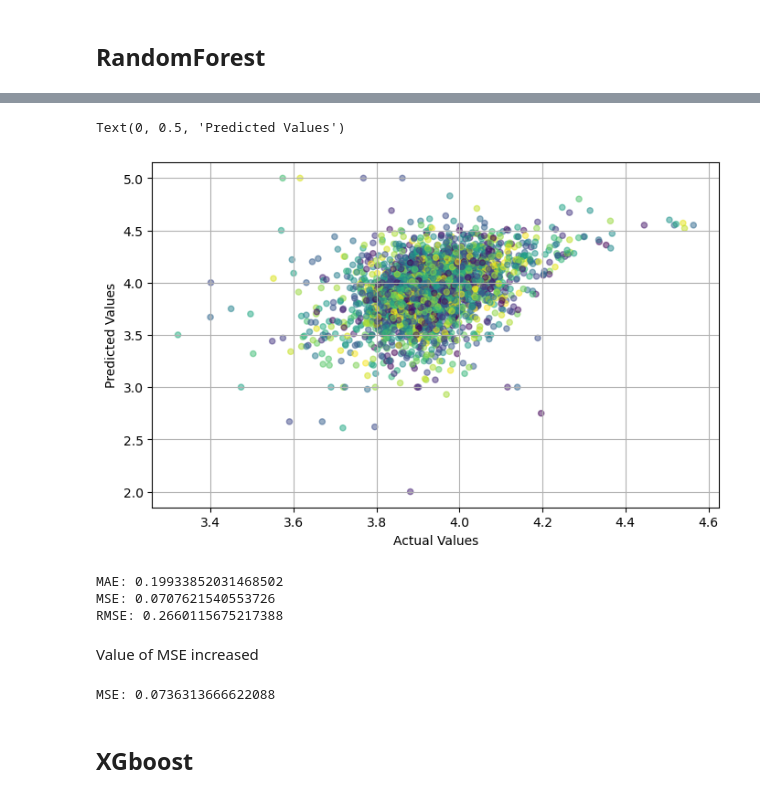
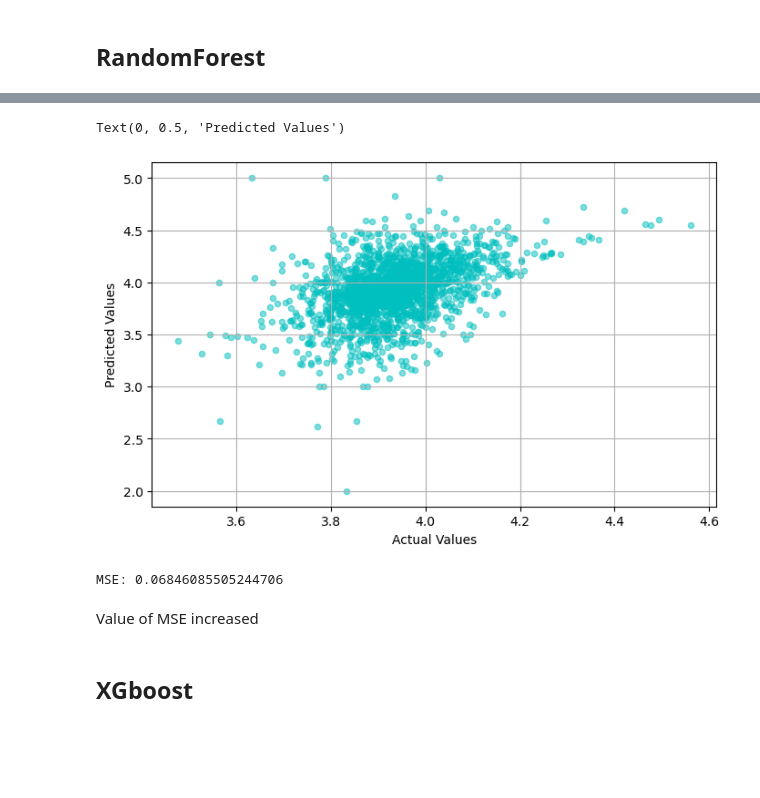
Before and after one commit to ENWEIZHOU/book_rating_predictor, a Jupyter notebook: BookRatingPredictions.ipynb, the cells around one changed output, grey strips where cells are left out. Drawn from its saved outputs; the diff is of its cells as text; code cells hidden in the pictures; blank space fills up the shorter version.

```diff
--- a/BookRatingPredictions.ipynb
+++ b/BookRatingPredictions.ipynb
@@ -641,10 +641,12 @@ data.head(5)
 #### encoding string to numerical
 # %%
 from sklearn.preprocessing import LabelEncoder
-#encode title column
 le = LabelEncoder()
-data['title_encoding']=le.fit_transform(data['title'])
-#data['title'] = le.fit_transform(data['title'])
+#enc = OrdinalEncoder()
+#enc.fit(data[['language_code']])
+#data[['language_code']] = enc.fit_transform(data[['language_code']])
+#data['authors_encoding'] = le.fit_transform(data['authors'])
+#data['publisher_encoding'] = le.fit_transform(data['publisher'])
 # %%
 #encode authors column
 #data['authors'] = le.fit_transform(data['authors'])
@@ -718,7 +719,7 @@ Name: average_rating, dtype: float64
 # %% [markdown]
 split the train dateset and test dateset from train_data
 # %%
-X_train, X_test, y_train, y_test = train_test_split(X, y, test_size = 0.3, random_state = 10)
+X_train, X_test, y_train, y_test = train_test_split(X, y, test_size = 0.2, random_state = 10)
 # %% [markdown]
 ## Linear Regression
 # %%
@@ -792,0 +783,29 @@ RandomForestRegressor(max_depth=100, n_estimators=700, random_state=42)
+# %%
+from sklearn.ensemble import RandomForestRegressor
+from sklearn.model_selection import GridSearchCV
+from tqdm import tqdm
+model = RandomForestRegressor(n_estimators = 1500,
+                                     min_samples_split= 2,
+                                     min_samples_leaf= 1,
+                                     max_features=4,
+                                     max_depth=200,
+                                     bootstrap= True,
+                                     random_state = 42,
+                                     n_jobs=-1)
+model.fit(X_train,y_train)
+
+#model = RandomForestRegressor()
+#parameters = {
+#    'n_estimators': [100, 200, 300, 500, 700, 1000, 1500, 2000],
+#    'max_depth': [10, 20, 40, 80, 100, 150, 200],
+#    'min_samples_split': [2],
+#    'min_samples_leaf': [1],
+#    'bootstrap':[True,False],
+#    'max_features':[3, 4, 11],
+#    'n_jobs':[-1]
+#}
+#for i in tqdm(range(0, 1)):
+#    grid_rf = GridSearchCV(model, parameters, refit=True, cv=10)
+#    grid_rf.fit(X_train,y_train)
+#
+#grid_rf_pred = grid_rf.predict(x_test)
@@ -810,30 +835,28 @@ pred.head(10)
 # %%
 #plot predicted and actual value
 plt.figure(num=None, figsize=(8, 5), dpi=100)
-colors = np.random.rand(2729),
-plt.scatter(rf_pre,y_test,s= 20.0,c=colors,alpha= 0.5)
+#colors = np.random.rand(1819),
+plt.scatter(rf_pre,y_test,s= 20.0,c='c',alpha= 0.5)
 plt.grid(True)
 plt.xlabel("Actual Values")
 plt.ylabel("Predicted Values")
+#print('MSE:', metrics.mean_squared_error(y_test, rf_pre))#均方误差
+#print('CV_MSE:', metrics.mean_squared_error(y, rf_cv_pre))#均方误差
 # %% [output]
 Text(0, 0.5, 'Predicted Values')
-[figure, old version]
+[figure, new version]
 # %%
 #print('r2_score:',metrics.r2_score(y_test, rf_pre))
-print('MAE:', metrics.mean_absolute_error(y_test, rf_pre))#平均绝对误差
+#print('MAE:', metrics.mean_absolute_error(y_test, rf_pre))#平均绝对误差
 print('MSE:', metrics.mean_squared_error(y_test, rf_pre))#均方误差
-print('RMSE:', np.sqrt(metrics.mean_squared_error(y_test, rf_pre)))#均方根误差
+#print('RMSE:', np.sqrt(metrics.mean_squared_error(y_test, rf_pre)))#均方根误差
 # %% [output]
-MAE: 0.19933852031468502
-MSE: 0.0707621540553726
-RMSE: 0.2660115675217388
+MSE: 0.06846085505244706
 # %% [markdown]
 Value of MSE increased
 # %%
 #using cross-validation
 rf_cv_pre = cross_val_predict(model,X,y,cv=10)
-print('MSE:', metrics.mean_squared_error(y, rf_cv_pre))#均方误差
+#print('MSE:', metrics.mean_squared_error(y, rf_cv_pre))#均方误差
-# %% [output]
-MSE: 0.0736313666622088
 # %% [markdown]
 ## XGboost
```
Also changed, not shown: parts of 43 cells of this notebook.
